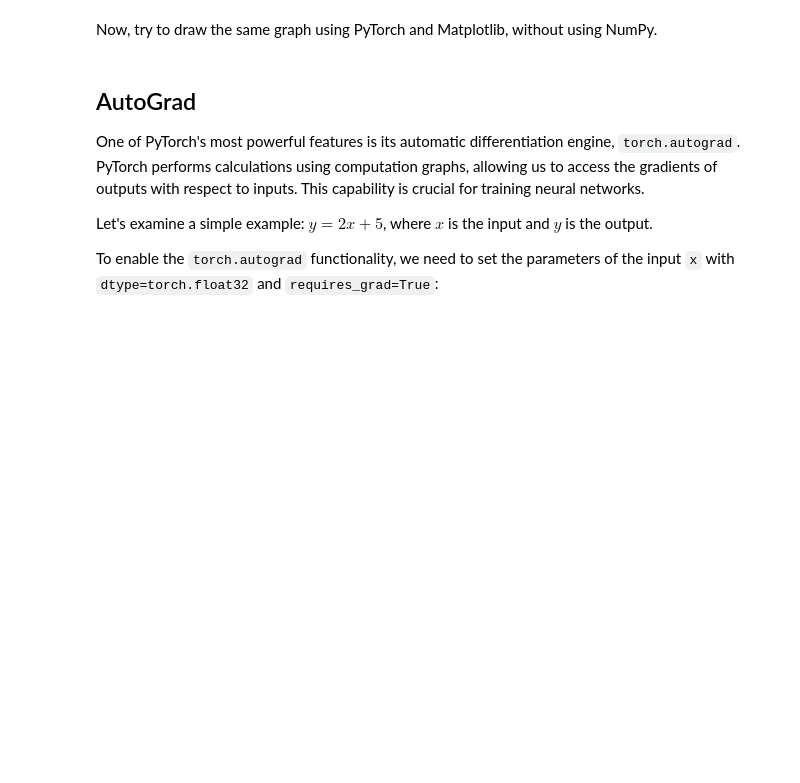
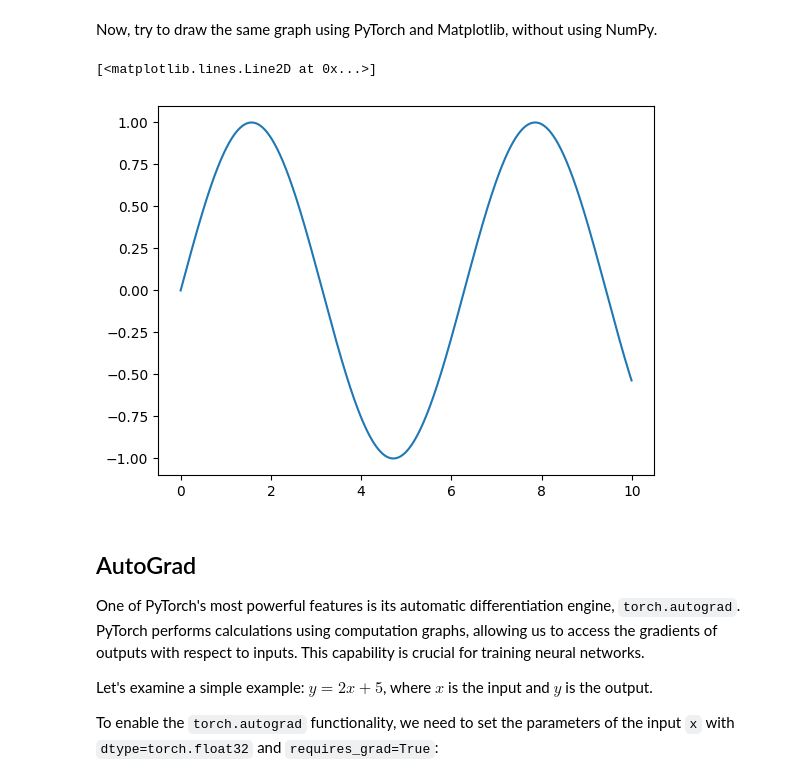
Before and after one commit to yuhannien/historical_weather, a Jupyter notebook: Week03_Introduction_to_PyTorch.ipynb, the cells around one changed output. Cells and saved outputs as stored; diff of their text form; code cells hidden in the pictures; blank space fills up the shorter version.

```diff
--- a/Week03_Introduction_to_PyTorch.ipynb
+++ b/Week03_Introduction_to_PyTorch.ipynb
@@ -191,3 +244,12 @@ Now, try to draw the same graph using PyTorch and Matplotlib, without using NumP
+# %%
+# WRITE YOUR CODE HERE
+x= torch.tensor(np.arange(0, 10, 0.01))
+y= torch.sin(x)
+
+plt.plot(x, y)
+# %% [output]
+[<matplotlib.lines.Line2D at 0x...>]
+[figure, added]
 # %% [markdown]
 ## AutoGrad
 One of PyTorch's most powerful features is its automatic differentiation engine, `torch.autograd`. PyTorch performs calculations using computation graphs, allowing us to access the gradients of outputs with respect to inputs. This capability is crucial for training neural networks.
```
Also changed, not shown: parts of 21 cells of this notebook.
